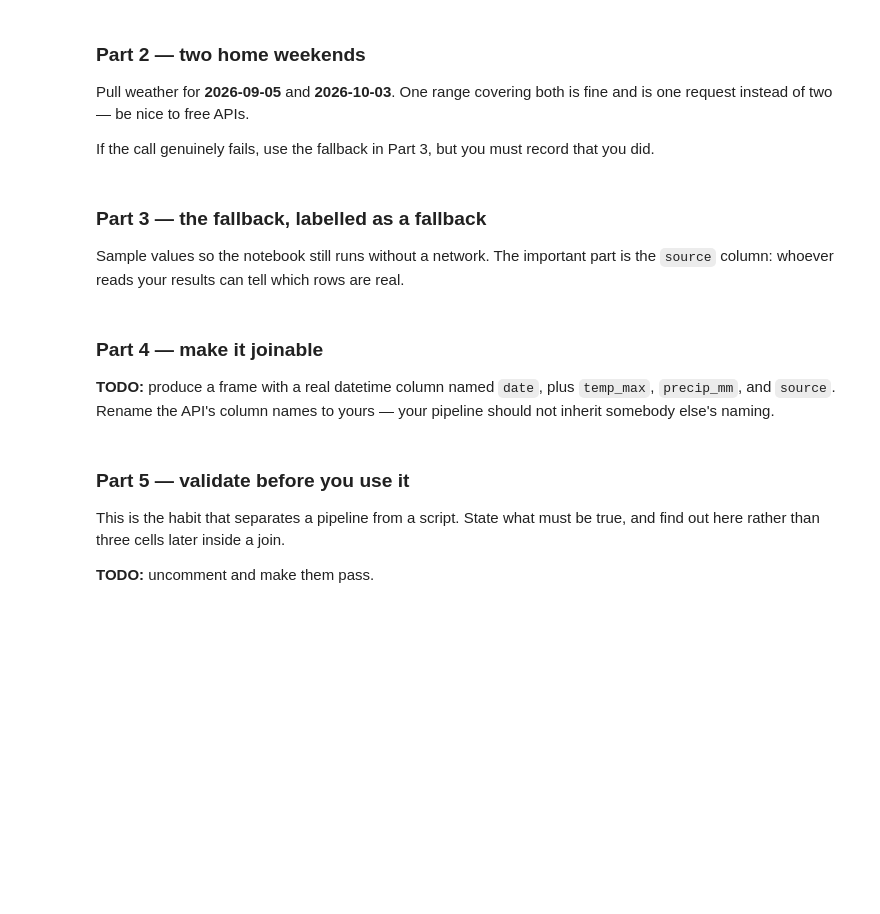
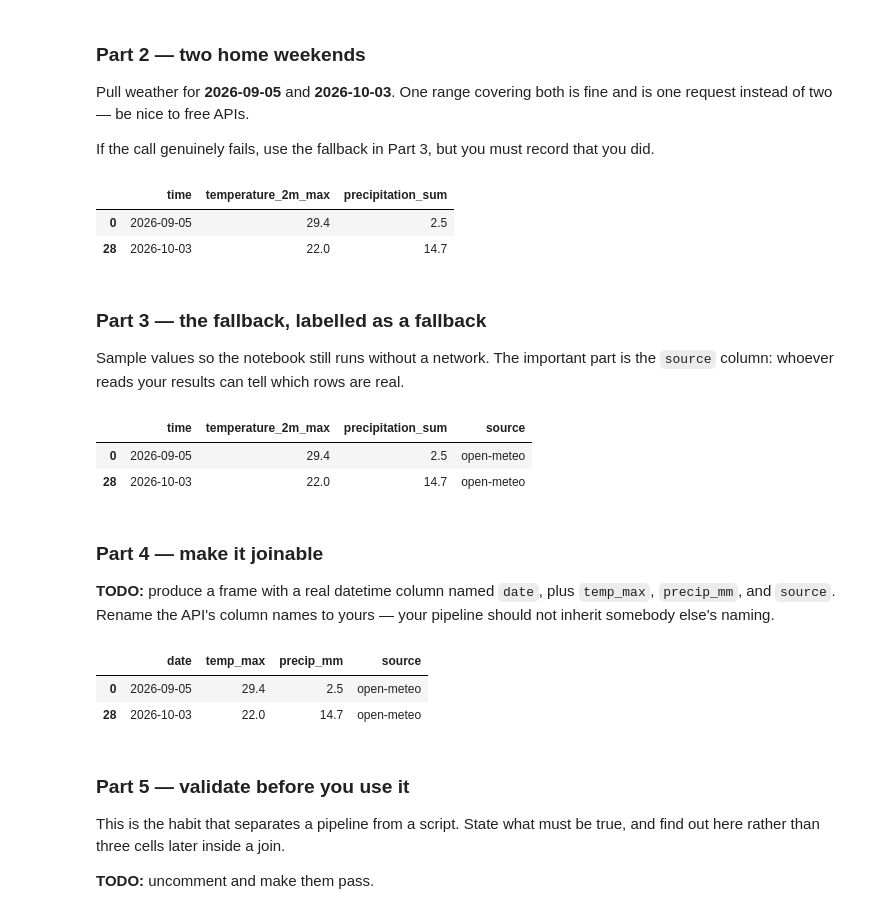
Before and after one commit to simichakravarty16/ds2002-fa26, a Jupyter notebook: notebooks/04-json-apis/2026-10-09 — Public API to Clean Table — Lab.ipynb, the cells around one changed output. Saved outputs shown, nothing was run; the diff lists cells and outputs as text; code cells hidden in the pictures; blank space fills up the shorter version.

```diff
--- a/notebooks/04-json-apis/2026-10-09 — Public API to Clean Table — Lab.ipynb
+++ b/notebooks/04-json-apis/2026-10-09 — Public API to Clean Table — Lab.ipynb
@@ -38,12 +38,33 @@ def get_weather(start, end, lat=38.03, lon=-78.51, tries=3):
         'daily': 'temperature_2m_max,precipitation_sum',
         'timezone': 'America/New_York',
     }
+    for attempt in range(tries):
+        try:
+            r = requests.get(BASE, params=params, timeout=10)
+
+            if r.status_code == 200:
+                return pd.DataFrame(r.json()['daily'])
+
+            if r.status_code not in RETRY_STATUSES:
+                raise requests.HTTPError(f"Unexpected status code: {r.status_code}")
+
+            if attempt == tries - 1:
+                r.raise_for_status()
+
+        except requests.RequestException:
+            if attempt == tries - 1:
+                raise
+
+        delay = 0.5 * (2 ** attempt)
+        time.sleep(delay)
+
+    raise RuntimeError("Weather request failed after every attempt")
+
     # TODO: loop up to `tries` times
     # TODO:   request with a timeout; return pd.DataFrame(r.json()['daily']) on 200
     # TODO:   raise on a status that is not in RETRY_STATUSES
     # TODO:   otherwise sleep (increasing each time) and try again
     # TODO: raise if every attempt failed
-    pass
 # %% [markdown]
 ### Part 2 — two home weekends
 
@@ -53,7 +74,15 @@ If the call genuinely fails, use the fallback in Part 3, but you must record tha
 # %%
 # TODO: call get_weather once for a range that spans both dates,
 #       then keep just the two dates you care about
+weather = get_weather(start = '2026-09-05', end = '2026-10-03')
 used_fallback = False
+
+weather = weather[weather['time'].isin(['2026-09-05', '2026-10-03'])].copy()
+weather.head()
+# %% [output]
+|  | time | temperature_2m_max | precipitation_sum |
+| 0 | 2026-09-05 | 29.4 | 2.5 |
+| 28 | 2026-10-03 | 22.0 | 14.7 |
 # %% [markdown]
 ### Part 3 — the fallback, labelled as a fallback
 
@@ -61,12 +90,25 @@ Sample values so the notebook still runs without a network. The important part i
 # %%
 FALLBACK = pd.DataFrame({
     'time': ['2026-09-05', '2026-10-03'],
     'temperature_2m_max': [30.1, 18.4],
     'precipitation_sum': [0.0, 22.5],
 })
 
+if used_fallback:
+    wx = FALLBACK.copy()
+    wx['source'] = 'fallback sample'
+else:
+    wx = weather.copy()
+    wx['source'] = 'open-meteo'
+
+wx
+
 # TODO: if you used the fallback, set used_fallback = True and build `wx` from FALLBACK
 # TODO: add a 'source' column to `wx` -- 'open-meteo' or 'fallback sample'
+# %% [output]
+|  | time | temperature_2m_max | precipitation_sum | source |
+| 0 | 2026-09-05 | 29.4 | 2.5 | open-meteo |
+| 28 | 2026-10-03 | 22.0 | 14.7 | open-meteo |
 # %% [markdown]
 ### Part 4 — make it joinable
 
@@ -76,3 +116,18 @@ FALLBACK = pd.DataFrame({
+# %%
+# TODO
+wx = wx.rename(columns={
+    'time': 'date',
+    'temperature_2m_max': 'temp_max',
+    'precipitation_sum': 'precip_mm'
+})
+
+wx['date'] = pd.to_datetime(wx['date'])
+
+wx.head()
+# %% [output]
+|  | date | temp_max | precip_mm | source |
+| 0 | 2026-09-05 | 29.4 | 2.5 | open-meteo |
+| 28 | 2026-10-03 | 22.0 | 14.7 | open-meteo |
 # %% [markdown]
 ### Part 5 — validate before you use it
 
```
Also changed, not shown: parts of 4 cells of this notebook.
